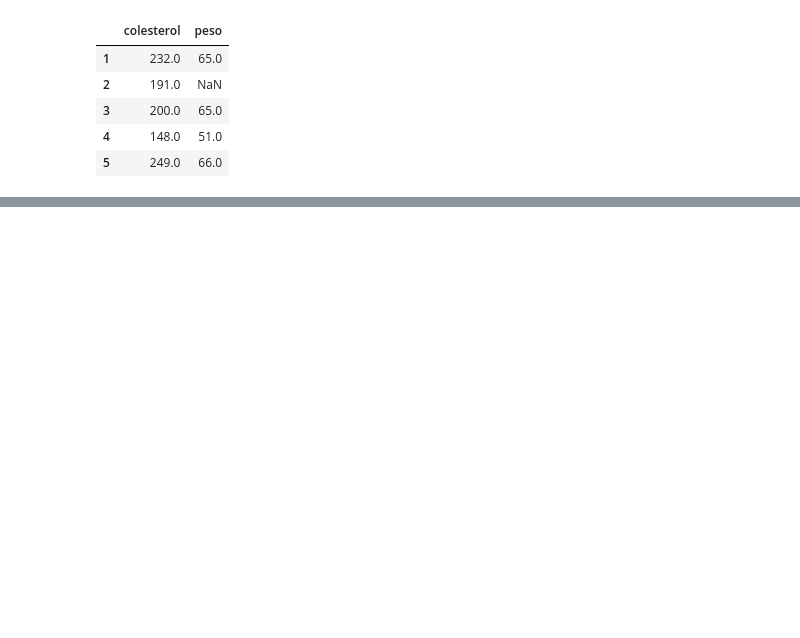
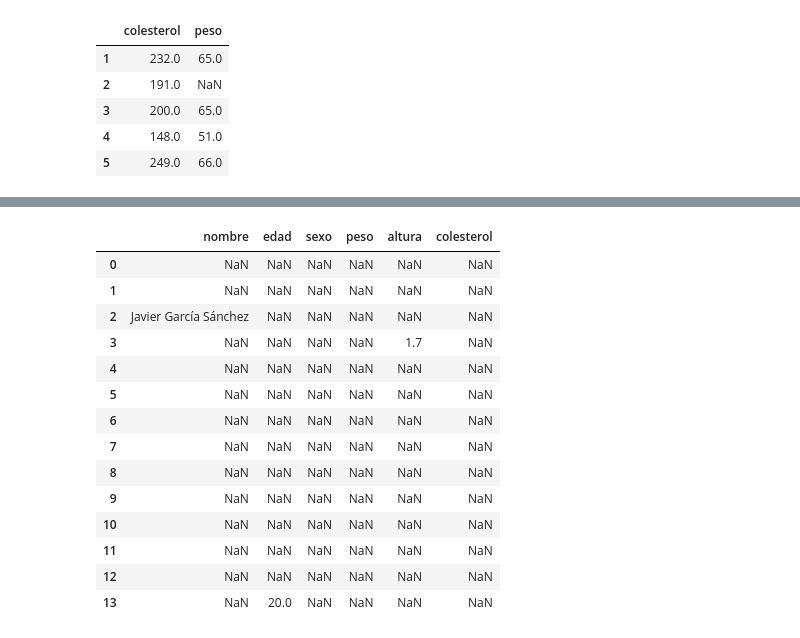
Before and after one commit to mtataytraining2/2_DataScience_Basics, a Jupyter notebook: Pandas/Pandas_dataframe_clase.ipynb, the cells around one changed output, grey strips where cells are left out. Drawn from its saved outputs; the diff is of its cells as text; code cells hidden in the pictures; blank space fills up the shorter version.

```diff
--- a/Pandas/Pandas_dataframe_clase.ipynb
+++ b/Pandas/Pandas_dataframe_clase.ipynb
@@ -562,0 +604,18 @@ dfcol.loc[1:5,['colesterol','peso']]
+# %%
+dfcol[mask]
+# %% [output]
+|  | nombre | edad | sexo | peso | altura | colesterol |
+| 0 | NaN | NaN | NaN | NaN | NaN | NaN |
+| 1 | NaN | NaN | NaN | NaN | NaN | NaN |
+| 2 | Javier García Sánchez | NaN | NaN | NaN | NaN | NaN |
+| 3 | NaN | NaN | NaN | NaN | 1.7 | NaN |
+| 4 | NaN | NaN | NaN | NaN | NaN | NaN |
+| 5 | NaN | NaN | NaN | NaN | NaN | NaN |
+| 6 | NaN | NaN | NaN | NaN | NaN | NaN |
+| 7 | NaN | NaN | NaN | NaN | NaN | NaN |
+| 8 | NaN | NaN | NaN | NaN | NaN | NaN |
+| 9 | NaN | NaN | NaN | NaN | NaN | NaN |
+| 10 | NaN | NaN | NaN | NaN | NaN | NaN |
+| 11 | NaN | NaN | NaN | NaN | NaN | NaN |
+| 12 | NaN | NaN | NaN | NaN | NaN | NaN |
+| 13 | NaN | 20.0 | NaN | NaN | NaN | NaN |
```
Also changed, not shown: parts of 7 cells of this notebook.
